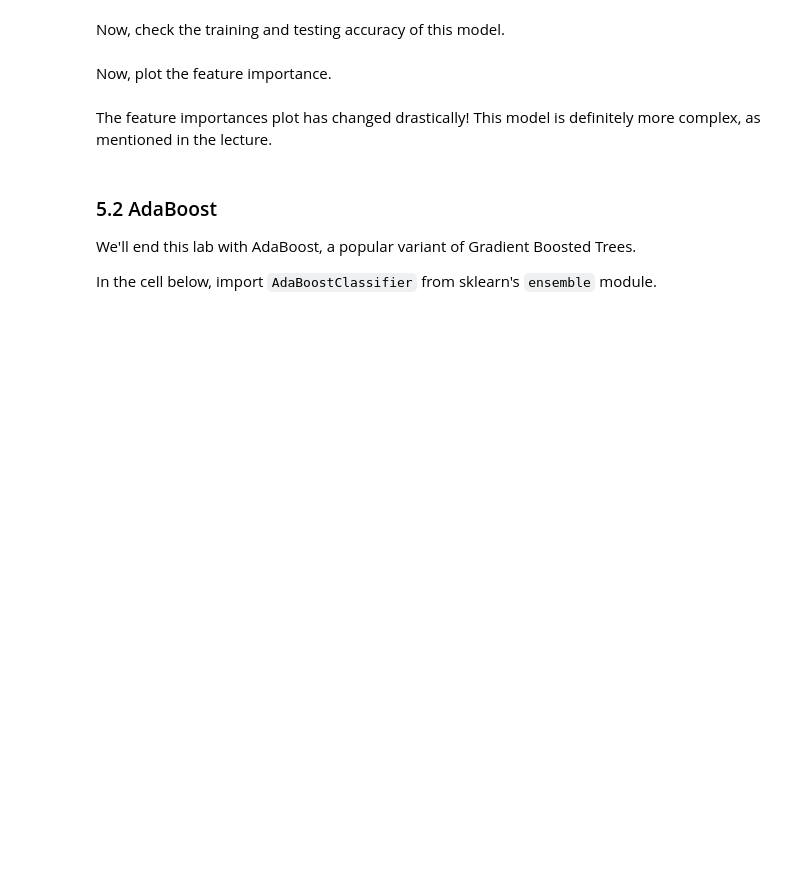
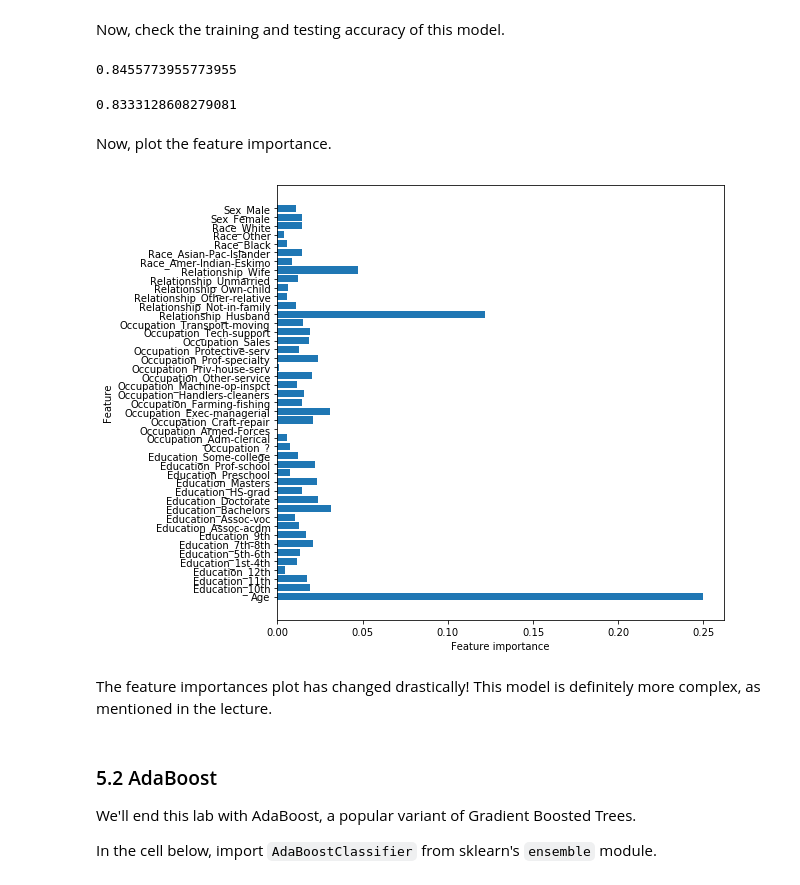
Before and after one commit to slieb74/ensemble-tree-methods-lab-nyc-career-ds-062518, a Jupyter notebook: index.ipynb, the cells around one changed output. Cells and saved outputs as stored; diff of their text form; code cells hidden in the pictures; blank space fills up the shorter version.

```diff
--- a/index.ipynb
+++ b/index.ipynb
@@ -307,0 +330,3 @@ gradboost_2 = None
+# %%
+gradboost_2 = GradientBoostingClassifier(max_depth=5,learning_rate=.09)
+gradboost_2.fit(data_train,target_train)
@@ -308,7 +342,19 @@ gradboost_2 = None
 # %% [markdown]
 Now, check the training and testing accuracy of this model.
+# %%
+gradboost_2.score(data_train,target_train)
+# %% [output]
+0.8455773955773955
+# %%
+gradboost_2.score(data_test,target_test)
+# %% [output]
+0.8333128608279081
 # %% [markdown]
 Now, plot the feature importance.
+# %%
+plot_feature_importances(gradboost_2)
+# %% [output]
+[figure, added]
 # %% [markdown]
 The feature importances plot has changed drastically! This model is definitely more complex, as mentioned in the lecture.
 # %% [markdown]
```
Also changed, not shown: parts of 14 cells of this notebook.
